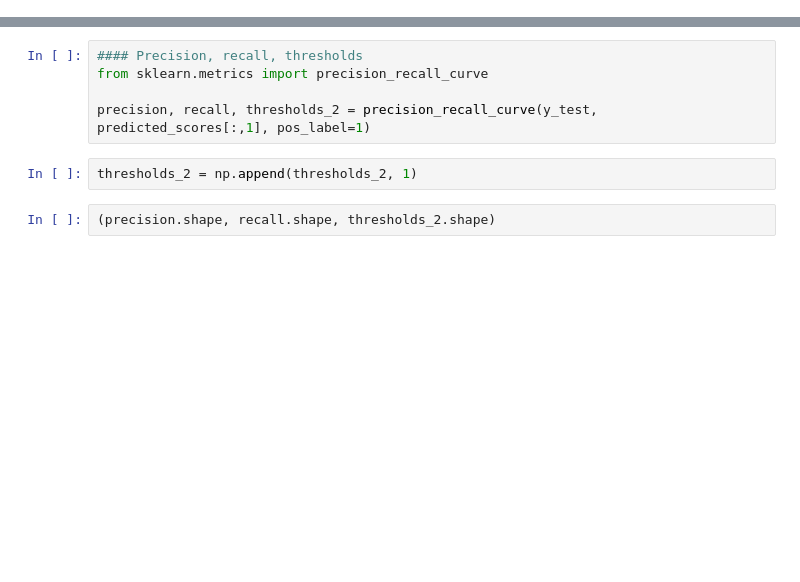
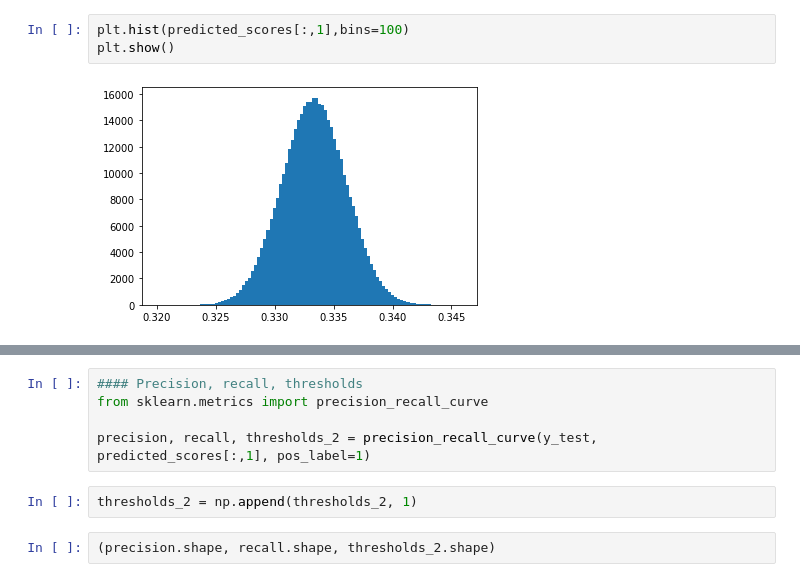
Before and after one commit to robperch/intro_to_ds_project, a Jupyter notebook: notebooks/Ele/EvaluacionModelo.ipynb, the cells around one changed output, grey strips where cells are left out. Drawn from its saved outputs; the diff is of its cells as text; blank space fills up the shorter version.

```diff
--- a/notebooks/Ele/EvaluacionModelo.ipynb
+++ b/notebooks/Ele/EvaluacionModelo.ipynb
@@ -38,3 +108,8 @@ array([[0.83205586, 0.16794414],
+# %%
+plt.hist(predicted_scores[:,1],bins=100)
+plt.show()
+# %% [output]
+[figure, added]
 # %%
 from sklearn.metrics import roc_curve, roc_auc_score
 
```
Also changed, not shown: parts of 38 cells of this notebook.
